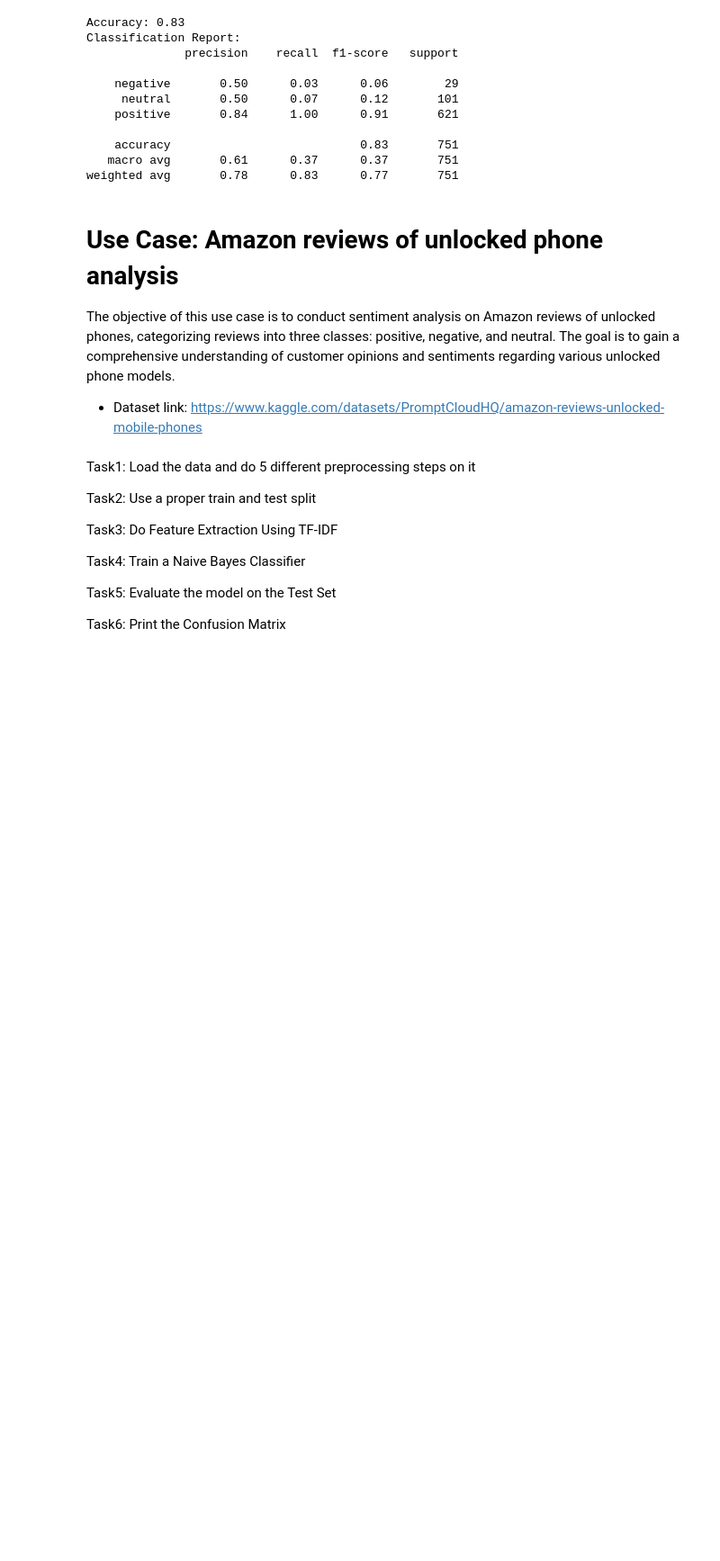
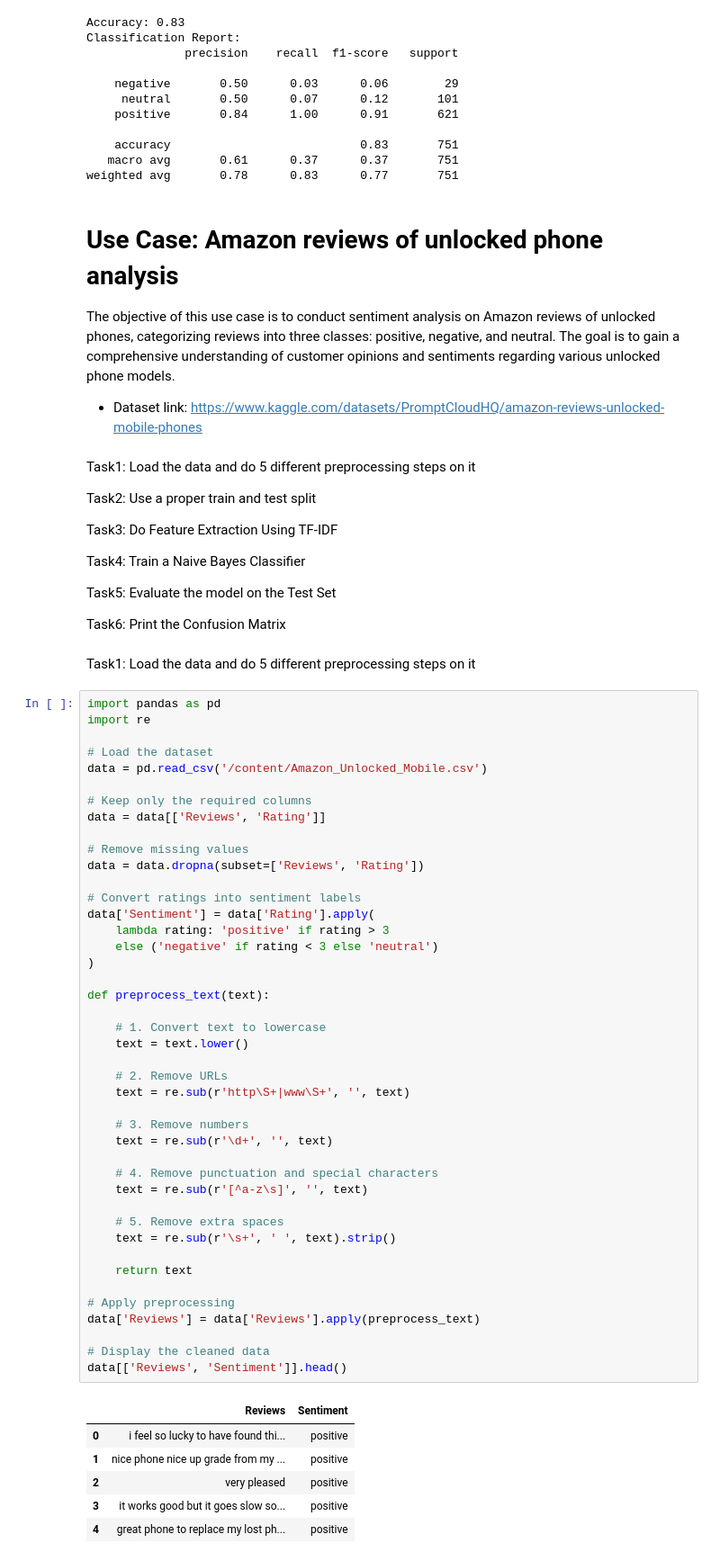
Before and after one commit to hebaOrhb/NLP_Lab4, a Jupyter notebook: Lab4_Classification_and_evaluation.ipynb, the cells around one changed output. Shown at 90% size. Saved outputs shown, nothing was run; the diff lists cells and outputs as text; blank space fills up the shorter version.

```diff
--- a/Lab4_Classification_and_evaluation.ipynb
+++ b/Lab4_Classification_and_evaluation.ipynb
@@ -173,3 +173,55 @@ Task4: Train a Naive Bayes Classifier
 Task5: Evaluate the model on the Test Set
 
 Task6: Print the Confusion Matrix
+# %% [markdown]
+Task1: Load the data and do 5 different preprocessing steps on it
+# %%
+import pandas as pd
+import re
+
+# Load the dataset
+data = pd.read_csv('/content/Amazon_Unlocked_Mobile.csv')
+
+# Keep only the required columns
+data = data[['Reviews', 'Rating']]
+
+# Remove missing values
+data = data.dropna(subset=['Reviews', 'Rating'])
+
+# Convert ratings into sentiment labels
+data['Sentiment'] = data['Rating'].apply(
+    lambda rating: 'positive' if rating > 3
+    else ('negative' if rating < 3 else 'neutral')
+)
+
+def preprocess_text(text):
+
+    # 1. Convert text to lowercase
+    text = text.lower()
+
+    # 2. Remove URLs
+    text = re.sub(r'http\S+|www\S+', '', text)
+
+    # 3. Remove numbers
+    text = re.sub(r'\d+', '', text)
+
+    # 4. Remove punctuation and special characters
+    text = re.sub(r'[^a-z\s]', '', text)
+
+    # 5. Remove extra spaces
+    text = re.sub(r'\s+', ' ', text).strip()
+
+    return text
+
+# Apply preprocessing
+data['Reviews'] = data['Reviews'].apply(preprocess_text)
+
+# Display the cleaned data
+data[['Reviews', 'Sentiment']].head()
+# %% [output]
+|  | Reviews | Sentiment |
+| 0 | i feel so lucky to have found thi... | positive |
+| 1 | nice phone nice up grade from my ... | positive |
+| 2 | very pleased | positive |
+| 3 | it works good but it goes slow so... | positive |
+| 4 | great phone to replace my lost ph... | positive |
```
Also changed, not shown: parts of 10 cells of this notebook.
